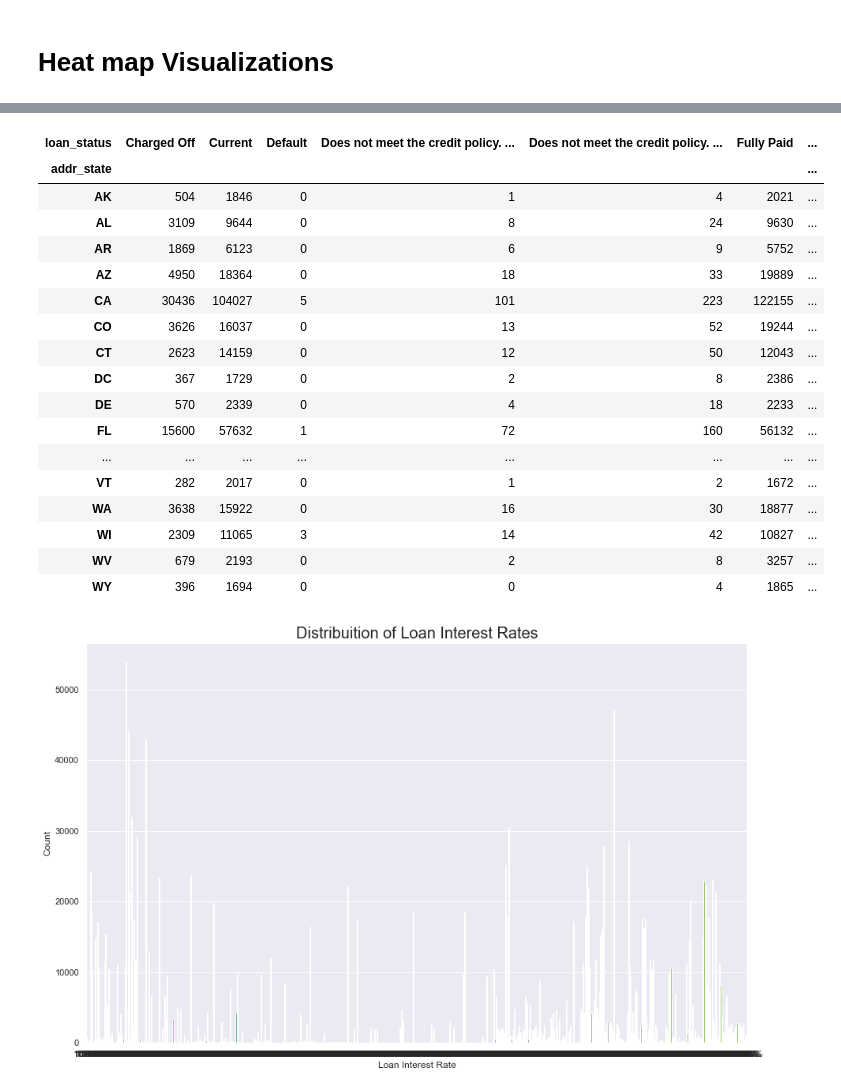
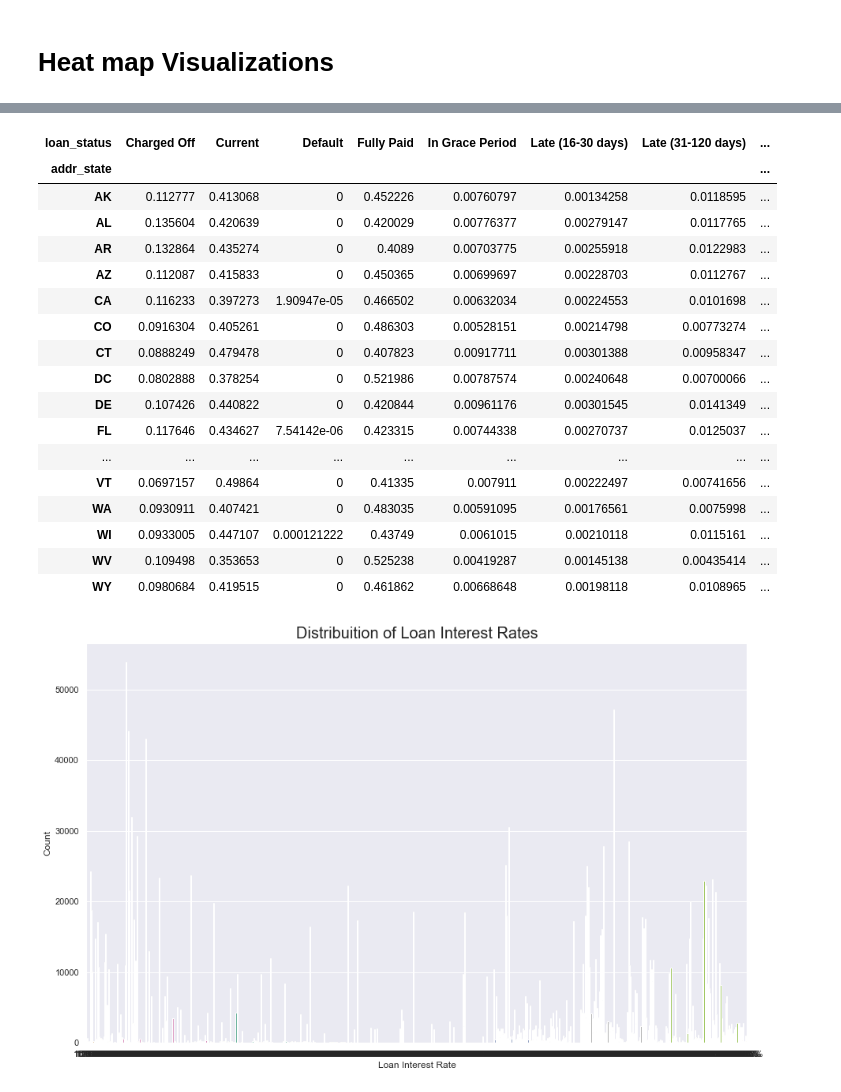
Before and after one commit to Polkaguy/Final-Project, a Jupyter notebook: Primary Notebook.ipynb, the cells around one changed output, grey strips where cells are left out. Cells and saved outputs as stored; diff of their text form; code cells hidden in the pictures.

```diff
--- a/Primary Notebook.ipynb
+++ b/Primary Notebook.ipynb
@@ -59,14 +56,26 @@ dates = [
 # Imports loan data
 
 df = pd.DataFrame()
-files = os.listdir('./Source Data/Loan Data')
+basepath='./Source Data/Loan Data/'
+files = os.listdir(basepath)
 csvs = []
+
 for file in files:
     if re.match('.*csv$',file):
         csvs += [file]
-cols = df.dtypes
-for csv in csvs:
-    path = './Source Data/Loan Data/' + csv
-    tdf = pd.read_csv(path,header=1,low_memory=False,)
-    df=df.append(tdf)
-df.reset_index(inplace=True) # This will help with joining back data if necessary.
+
+if 0:
+    #ignore this - was trying to pickle the data into
+    #formats like feather, hdf5, native python pickling, etc
+    # but found issues on python 3.7
+    df=pd.read_pickle(basepath+'df.pkl')
+else:
+    cols = df.dtypes
+    for csv in csvs:
+        path = basepath + csv
+        print("Reading",path)
+        tdf = pd.read_csv(path,header=1,low_memory=False,)
+        df=df.append(tdf)
+    df.reset_index(inplace=True) # This will help with joining back data if necessary.
+
+print(df.shape)
@@ -144,6 +177,12 @@ Because of the high risk of multicolinearity, and the small number of observatio
 # loans that are delinquent are not disproportionaltely dropped from data
 # Convert the loan issue date to a datetime
 df['issue_d'] = pd.to_datetime(df['issue_d'])
+df['earliest_cr_line'] = pd.to_datetime(df['earliest_cr_line'])
+#determine age of credit line prior to load and convert to integer
+df['earliest_cr_line'] = (df['issue_d']-df['earliest_cr_line']).dt.days
+# convert to year to consider economic conditions
+df['issue_d'] = df['issue_d'].dt.year
+
 mature_filter = (df['loan_status']=='Fully Paid')|(df['loan_status']=='Charged Off')
 #latest_mature = df[~mature_filter]['issue_d'].min()
 #latest_mature
@@ -157,11 +196,8 @@ reduced_df=reduced_df[features]
 
 # Combines fields when necessary
 reduced_df['fico_est'] = (reduced_df['fico_range_low']+reduced_df['fico_range_high'])/2
-# larger fico ranges might suggest greater uncertainty
-#reduced_df['fico_range'] = (reduced_df['fico_range_high']-reduced_df['fico_range_low'])
-reduced_df.drop(columns=[
-    'fico_range_low',
-    'fico_range_high',
+
+reduced_df.drop(columns=['fico_range_low','fico_range_high',
 ],inplace=True)
 print(reduced_df.shape)
 # %% [output]
@@ -610,27 +627,27 @@ pd.crosstab(df[loan_application[0]], df[loan_application[1]]).style.background_g
 # %%
 #Exploring the State Address versus Loan Status
 adress_loan = ['addr_state', 'loan_status']
 cm = sns.light_palette("red", as_cmap=True)
-pd.crosstab(df[adress_loan[0]], df[adress_loan[1]]).style.background_gradient(cmap = cm)
+pd.crosstab(df[adress_loan[0]], df[adress_loan[1]],normalize='index').style.background_gradient(cmap = cm)
 # %% [output]
-| loan_status | Charged Off | Current | Default | Does not meet the credit policy. ... | Does not meet the credit policy. ... | Fully Paid | ... |
-| addr_state |  |  |  |  |  |  | ... |
-| AK | 504 | 1846 | 0 | 1 | 4 | 2021 | ... |
-| AL | 3109 | 9644 | 0 | 8 | 24 | 9630 | ... |
-| AR | 1869 | 6123 | 0 | 6 | 9 | 5752 | ... |
-| AZ | 4950 | 18364 | 0 | 18 | 33 | 19889 | ... |
-| CA | 30436 | 104027 | 5 | 101 | 223 | 122155 | ... |
-| CO | 3626 | 16037 | 0 | 13 | 52 | 19244 | ... |
-| CT | 2623 | 14159 | 0 | 12 | 50 | 12043 | ... |
-| DC | 367 | 1729 | 0 | 2 | 8 | 2386 | ... |
-| DE | 570 | 2339 | 0 | 4 | 18 | 2233 | ... |
-| FL | 15600 | 57632 | 1 | 72 | 160 | 56132 | ... |
-| ... | ... | ... | ... | ... | ... | ... | ... |
-| VT | 282 | 2017 | 0 | 1 | 2 | 1672 | ... |
-| WA | 3638 | 15922 | 0 | 16 | 30 | 18877 | ... |
-| WI | 2309 | 11065 | 3 | 14 | 42 | 10827 | ... |
-| WV | 679 | 2193 | 0 | 2 | 8 | 3257 | ... |
-| WY | 396 | 1694 | 0 | 0 | 4 | 1865 | ... |
+| loan_status | Charged Off | Current | Default | Fully Paid | In Grace Period | Late (16-30 days) | Late (31-120 days) | ... |
+| addr_state |  |  |  |  |  |  |  | ... |
+| AK | 0.112777 | 0.413068 | 0 | 0.452226 | 0.00760797 | 0.00134258 | 0.0118595 | ... |
+| AL | 0.135604 | 0.420639 | 0 | 0.420029 | 0.00776377 | 0.00279147 | 0.0117765 | ... |
+| AR | 0.132864 | 0.435274 | 0 | 0.4089 | 0.00703775 | 0.00255918 | 0.0122983 | ... |
+| AZ | 0.112087 | 0.415833 | 0 | 0.450365 | 0.00699697 | 0.00228703 | 0.0112767 | ... |
+| CA | 0.116233 | 0.397273 | 1.90947e-05 | 0.466502 | 0.00632034 | 0.00224553 | 0.0101698 | ... |
+| CO | 0.0916304 | 0.405261 | 0 | 0.486303 | 0.00528151 | 0.00214798 | 0.00773274 | ... |
+| CT | 0.0888249 | 0.479478 | 0 | 0.407823 | 0.00917711 | 0.00301388 | 0.00958347 | ... |
+| DC | 0.0802888 | 0.378254 | 0 | 0.521986 | 0.00787574 | 0.00240648 | 0.00700066 | ... |
+| DE | 0.107426 | 0.440822 | 0 | 0.420844 | 0.00961176 | 0.00301545 | 0.0141349 | ... |
+| FL | 0.117646 | 0.434627 | 7.54142e-06 | 0.423315 | 0.00744338 | 0.00270737 | 0.0125037 | ... |
+| ... | ... | ... | ... | ... | ... | ... | ... | ... |
+| VT | 0.0697157 | 0.49864 | 0 | 0.41335 | 0.007911 | 0.00222497 | 0.00741656 | ... |
+| WA | 0.0930911 | 0.407421 | 0 | 0.483035 | 0.00591095 | 0.00176561 | 0.0075998 | ... |
+| WI | 0.0933005 | 0.447107 | 0.000121222 | 0.43749 | 0.0061015 | 0.00210118 | 0.0115161 | ... |
+| WV | 0.109498 | 0.353653 | 0 | 0.525238 | 0.00419287 | 0.00145138 | 0.00435414 | ... |
+| WY | 0.0980684 | 0.419515 | 0 | 0.461862 | 0.00668648 | 0.00198118 | 0.0108965 | ... |
 # %%
 # Explore distrubution of loan interest rates
 plt.figure(figsize = (15,12))
```
Also changed, not shown: parts of 26 cells of this notebook, 4 other files.
